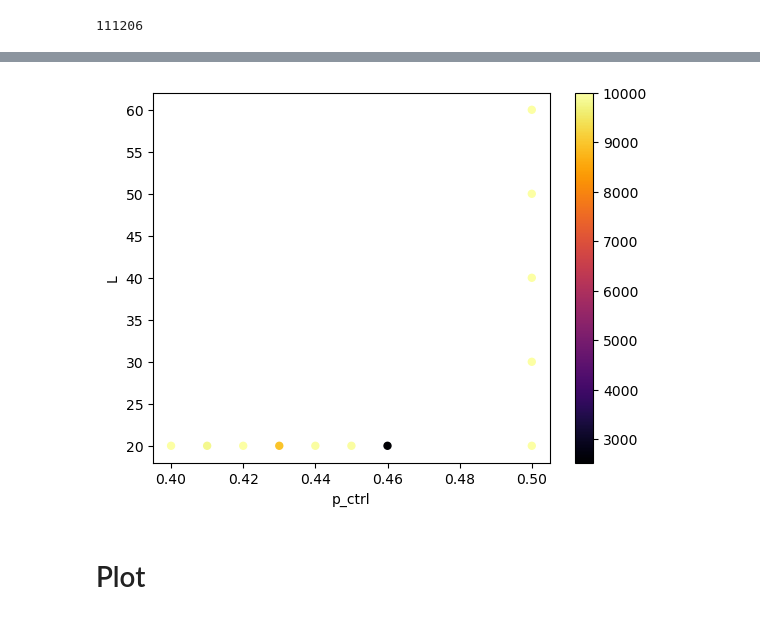
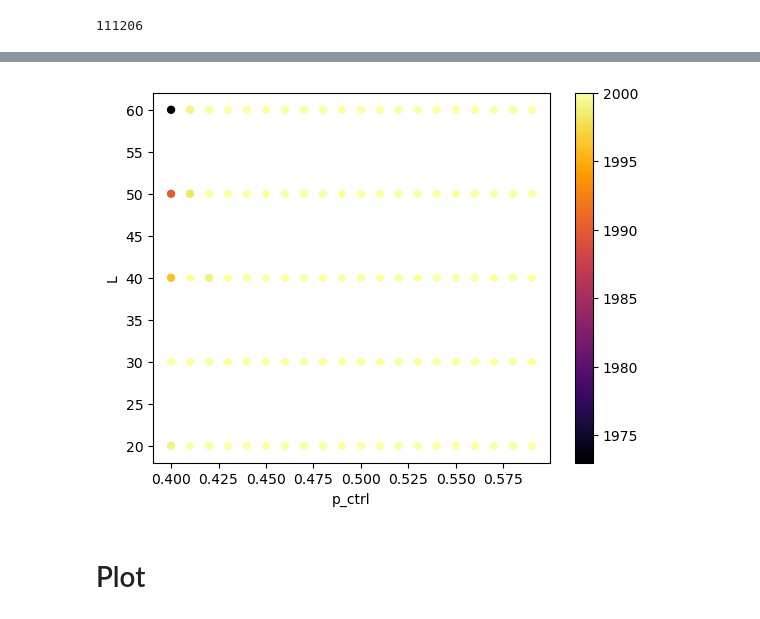
Before and after one commit to youtao1999/CT_MPS, a Jupyter notebook: FM_DW_T.ipynb, the cells around one changed output, grey strips where cells are left out. Drawn from its saved outputs; the diff is of its cells as text; code cells hidden in the pictures.

```diff
--- a/FM_DW_T.ipynb
+++ b/FM_DW_T.ipynb
@@ -31,7 +37,8 @@ from diffusion_utils import *
 # %%
 params_list=[
 # ({'nu':0,'de':1,},{'p_ctrl':np.linspace(0.5,0.5,1),'p_proj':np.linspace(0.0,0.0,1),'s':np.arange(10000),'L':np.arange(20,21,10)}),
-({'nu':0,'de':1,},{'p_ctrl':np.linspace(0.4,0.6,21),'p_proj':np.linspace(0.0,0.0,1),'s':np.arange(10000),'L':np.arange(20,61,10)}),
+# ({'nu':0,'de':1,},{'p_ctrl':np.linspace(0.4,0.6,21),'p_proj':np.linspace(0.0,0.0,1),'s':np.arange(2000),'L':np.arange(20,61,10)}),
+({'nu':0,'de':1,},{'p_ctrl':[0.4,0.5,0.59],'p_proj':np.linspace(0.0,0.0,1),'s':np.arange(10000),'L':np.arange(20,61,10)}),
 ]
 # %%
 # !rm 'Data/Metrics/MPS_0-1_DW/xj(0,1)_DW.pickle'
@@ -61,3 +66,23 @@ Loading data_dict /home/jake/Data/Metrics/MPS_0-1_DW/xj(0,1)_DW.pickle
+# %%
+for fixed_params,vary_params in params_list:
+    data_MPS_0_DW_dict=generate_params(
+        fixed_params=fixed_params,
+        vary_params=vary_params,
+        fn_template='MPS_({nu},{de})_L{L}_pctrl{p_ctrl:.3f}_pproj{p_proj:.3f}_s{s}_DW.json',
+        fn_dir_template='./',
+        input_params_template='',
+        load_data=load_zip_json,
+        filename=None,
+        filelist=None,
+        load=True,
+        data_dict={'fn':set()},
+        # data_dict={'fn':set()},
+        # data_dict_file='xj({nu},{de})_DW.pickle',
+        # data_dict_file='xj({nu},{de})_DW.json',
+        # zip_fn='./MPS_0-1_DW.zip'
+        zip_fn='./MPS_0-1_DW_all.zip'
+    )
+df_MPS_0_DW=convert_pd(data_MPS_0_DW_dict,names=['Metrics','L','p_ctrl','p_proj','T'])
 # %%
 fns=set(os.listdir('/home/jake/Data/Metrics/MPS_0-1_DW/'))
 # %%
@@ -88,7 +98,7 @@ df_MPS_0_T
 # %%
-visualize_dataset(df_MPS_0_T,params={'Metrics':'DW1','T':0,'p_proj':0},xlabel='p_ctrl',ylabel='L')
+visualize_dataset(df_MPS_0_DW,params={'Metrics':'DW1','T':0,'p_proj':0},xlabel='p_ctrl',ylabel='L')
 # %% [output]
-[figure, old version]
+[figure, new version]
 # %% [markdown]
 # Plot
 # %% [markdown]
```
Also changed, not shown: parts of 22 cells of this notebook.
